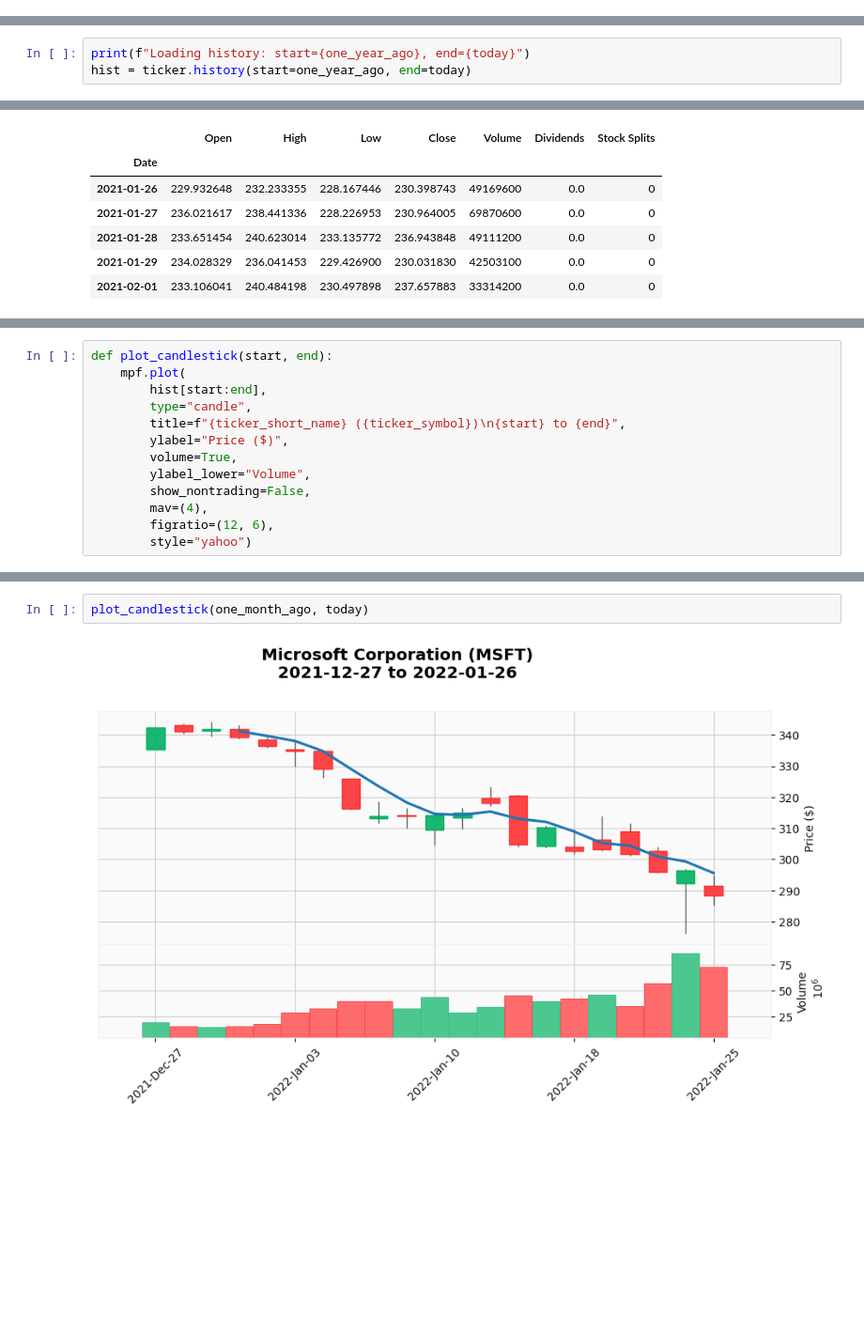
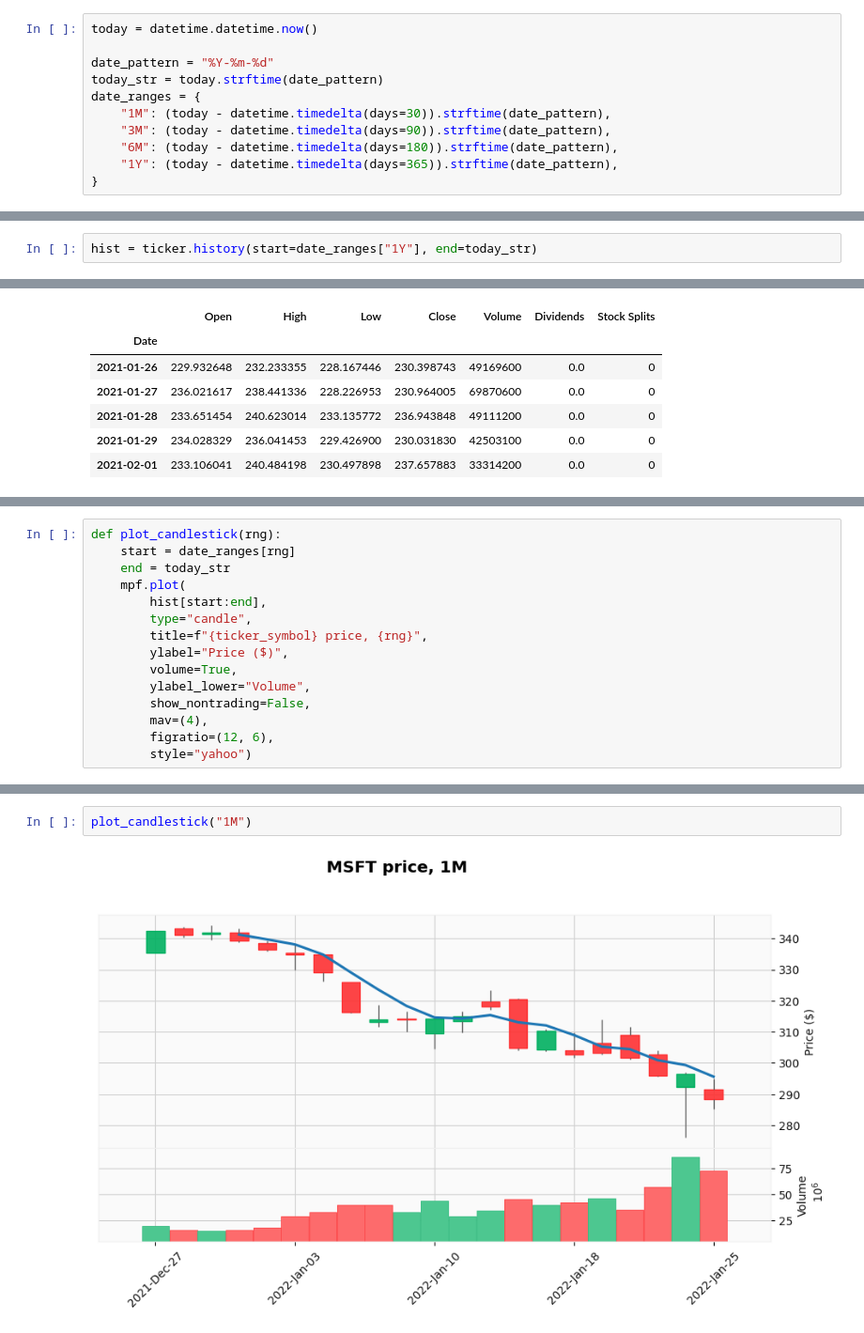
Before and after one commit to williewheeler/finance-demos, a Jupyter notebook: ta-papermill/ta.ipynb, the cells around one changed output, grey strips where cells are left out. Shown at 94% size. Drawn from its saved outputs; the diff is of its cells as text; blank space fills up the shorter version.

```diff
--- a/ta-papermill/ta.ipynb
+++ b/ta-papermill/ta.ipynb
@@ -26 +30,12 @@ display(Markdown(f"# Technical analysis: {ticker_short_name} ({ticker_symbol})")
+# %%
+today = datetime.datetime.now()
+
+date_pattern = "%Y-%m-%d"
+today_str = today.strftime(date_pattern)
+date_ranges = {
+    "1M": (today - datetime.timedelta(days=30)).strftime(date_pattern),
+    "3M": (today - datetime.timedelta(days=90)).strftime(date_pattern),
+    "6M": (today - datetime.timedelta(days=180)).strftime(date_pattern),
+    "1Y": (today - datetime.timedelta(days=365)).strftime(date_pattern),
+}
 # %% [markdown]
@@ -37,3 +43,2 @@ one_year_ago = (today_datetime - datetime.timedelta(days=365)).strftime(pattern)
 # %%
-print(f"Loading history: start={one_year_ago}, end={today}")
-hist = ticker.history(start=one_year_ago, end=today)
+hist = ticker.history(start=date_ranges["1Y"], end=today_str)
@@ -54,9 +59,11 @@ hist.head()
 # %%
-def plot_candlestick(start, end):
+def plot_candlestick(rng):
+    start = date_ranges[rng]
+    end = today_str
     mpf.plot(
         hist[start:end],
         type="candle",
-        title=f"{ticker_short_name} ({ticker_symbol})\n{start} to {end}",
+        title=f"{ticker_symbol} price, {rng}",
         ylabel="Price ($)",
         volume=True,
         ylabel_lower="Volume",
@@ -75,5 +82,5 @@ plot_candlestick(three_months_ago, today)
 # %%
-plot_candlestick(one_month_ago, today)
+plot_candlestick("1M")
 # %% [output]
-[figure, old version]
+[figure, new version]
 # %% [markdown]
```
Also changed, not shown: parts of 36 cells of this notebook, 13 other files.
